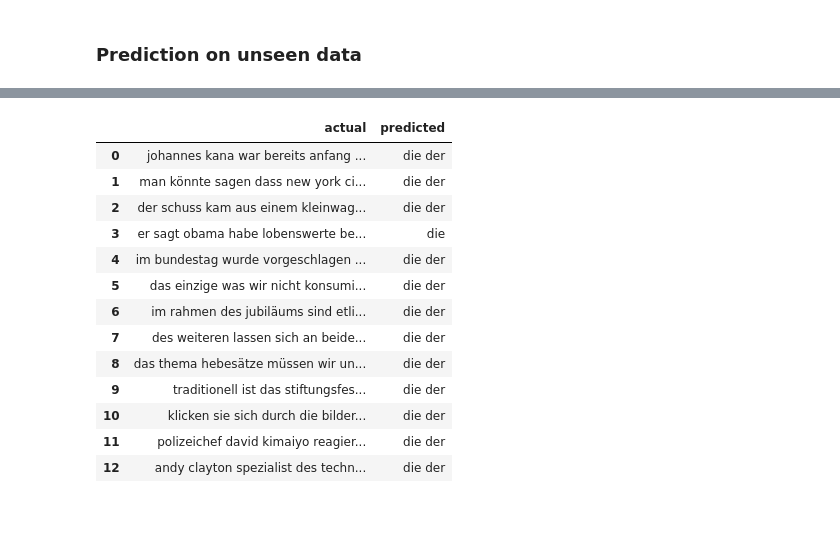
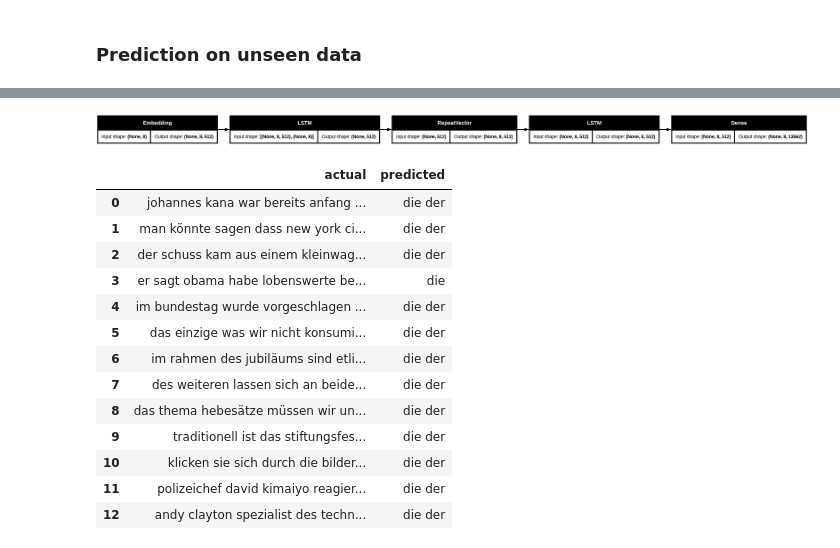
Before and after one commit to Shurtu-gal/neural-machine-translation, a Jupyter notebook: model/seq2seq.ipynb, the cells around one changed output, grey strips where cells are left out. Cells and saved outputs as stored; diff of their text form; code cells hidden in the pictures; blank space fills up the shorter version.

```diff
--- a/model/seq2seq.ipynb
+++ b/model/seq2seq.ipynb
@@ -243,6 +243,6 @@ plt.show()
 # %% [markdown]
 ### Prediction on unseen data
 # %%
-model = load_model('model.1.keras')
-preds = model.predict(testX.reshape((testX.shape[0],testX.shape[1])))
+model = load_model('../checkpoints/model.1.keras')
+# preds = model.predict(testX.reshape((testX.shape[0],testX.shape[1])))
 preds = argmax(preds, axis=2)
@@ -251,3 +249,9 @@ preds = argmax(preds, axis=2)
+# %%
+from keras.utils import plot_model
+
+plot_model(model, to_file='../outputs/seq2seq_model.png', show_shapes=True, show_layer_names=False, rankdir='LR')
+# %% [output]
+[figure, added]
 # %%
 def get_word(n, tokenizer):
     for word, index in tokenizer.word_index.items():
```
Also changed, not shown: parts of 2 cells of this notebook, 7 other files.
